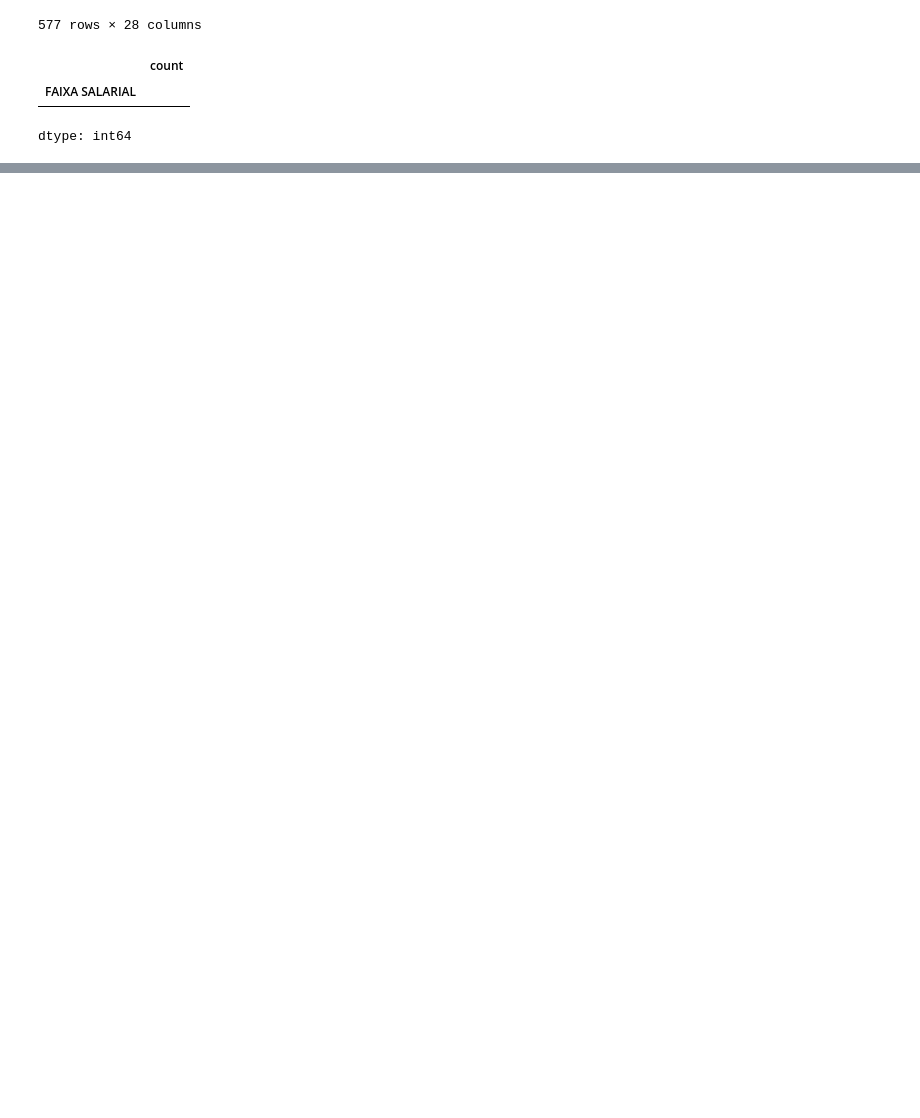
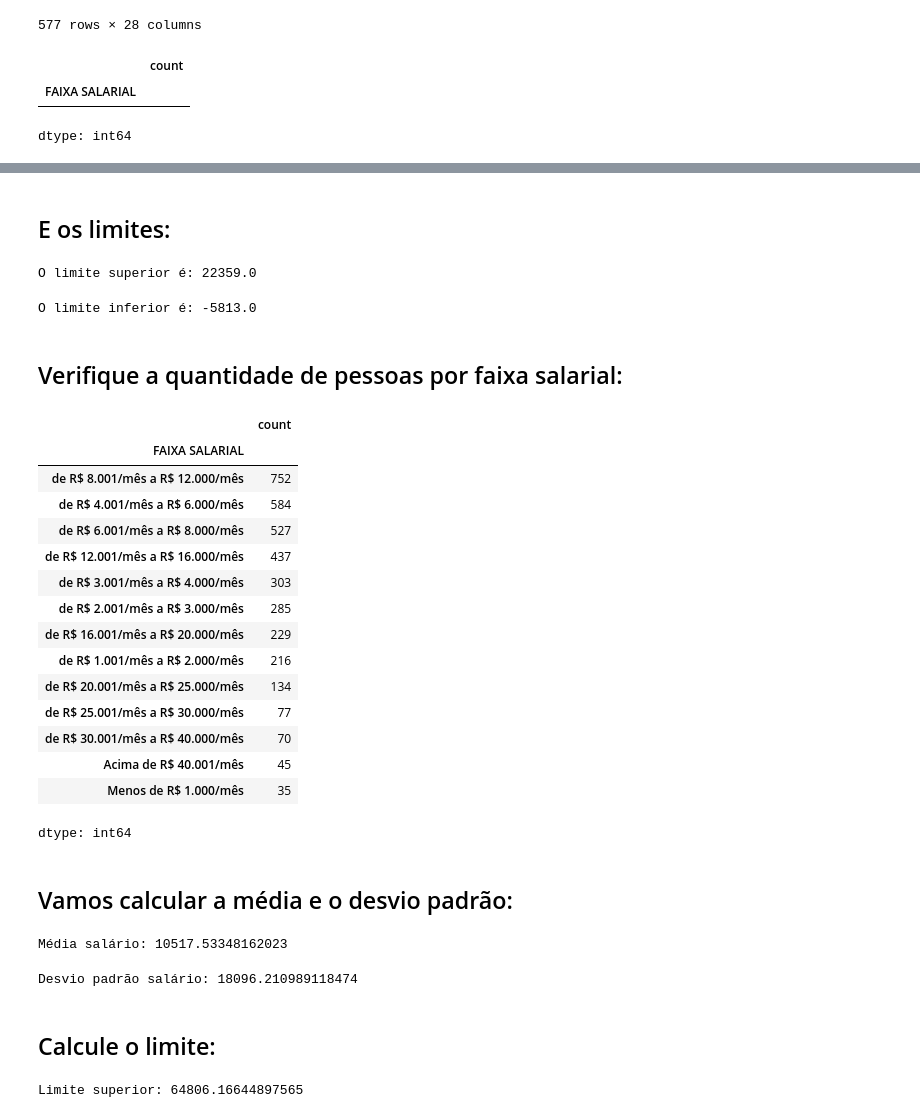
Before and after one commit to Eliane-orlandin/PrograMaria, a Jupyter notebook: analise_dados_colab.ipynb, the cells around one changed output, grey strips where cells are left out. Drawn from its saved outputs; the diff is of its cells as text; code cells hidden in the pictures; blank space fills up the shorter version.

```diff
--- a/analise_dados_colab.ipynb
+++ b/analise_dados_colab.ipynb
@@ -610,0 +665,52 @@ dtype: float64
+# %% [markdown]
+## E os limites:
+# %%
+lim_superior = Q3 + (1.5*IQR)
+print(f"O limite superior é: {lim_superior}")
+# %% [output]
+O limite superior é: 22359.0
+# %%
+lim_inferior = Q1 - (1.5*IQR)
+print(f"O limite inferior é: {lim_inferior}")
+# %% [output]
+O limite inferior é: -5813.0
+# %% [markdown]
+## Verifique a quantidade de pessoas por faixa salarial:
+# %%
+dados['FAIXA SALARIAL'].value_counts()
+# %% [output]
+|  | count |
+| FAIXA SALARIAL |  |
+| de R$ 8.001/mês a R$ 12.000/mês | 752 |
+| de R$ 4.001/mês a R$ 6.000/mês | 584 |
+| de R$ 6.001/mês a R$ 8.000/mês | 527 |
+| de R$ 12.001/mês a R$ 16.000/mês | 437 |
+| de R$ 3.001/mês a R$ 4.000/mês | 303 |
+| de R$ 2.001/mês a R$ 3.000/mês | 285 |
+| de R$ 16.001/mês a R$ 20.000/mês | 229 |
+| de R$ 1.001/mês a R$ 2.000/mês | 216 |
+| de R$ 20.001/mês a R$ 25.000/mês | 134 |
+| de R$ 25.001/mês a R$ 30.000/mês | 77 |
+| de R$ 30.001/mês a R$ 40.000/mês | 70 |
+| Acima de R$ 40.001/mês | 45 |
+| Menos de R$ 1.000/mês | 35 |
+dtype: int64
+# %% [markdown]
+## Vamos calcular a média e o desvio padrão:
+# %%
+media_salario = dados['SALARIO'].mean()
+print(f"Média salário: {media_salario}")
+# %% [output]
+Média salário: 10517.53348162023
+# %%
+desvio_salario = dados['SALARIO'].std()
+print(f"Desvio padrão salário: {desvio_salario}")
+# %% [output]
+Desvio padrão salário: 18096.210989118474
+# %% [markdown]
+## Calcule o limite:
+# %%
+limite_superior = media_salario + (3*desvio_salario)
+print(f"Limite superior: {limite_superior}")
+# %% [output]
+Limite superior: 64806.16644897565
```
Also changed, not shown: parts of 31 cells of this notebook.
